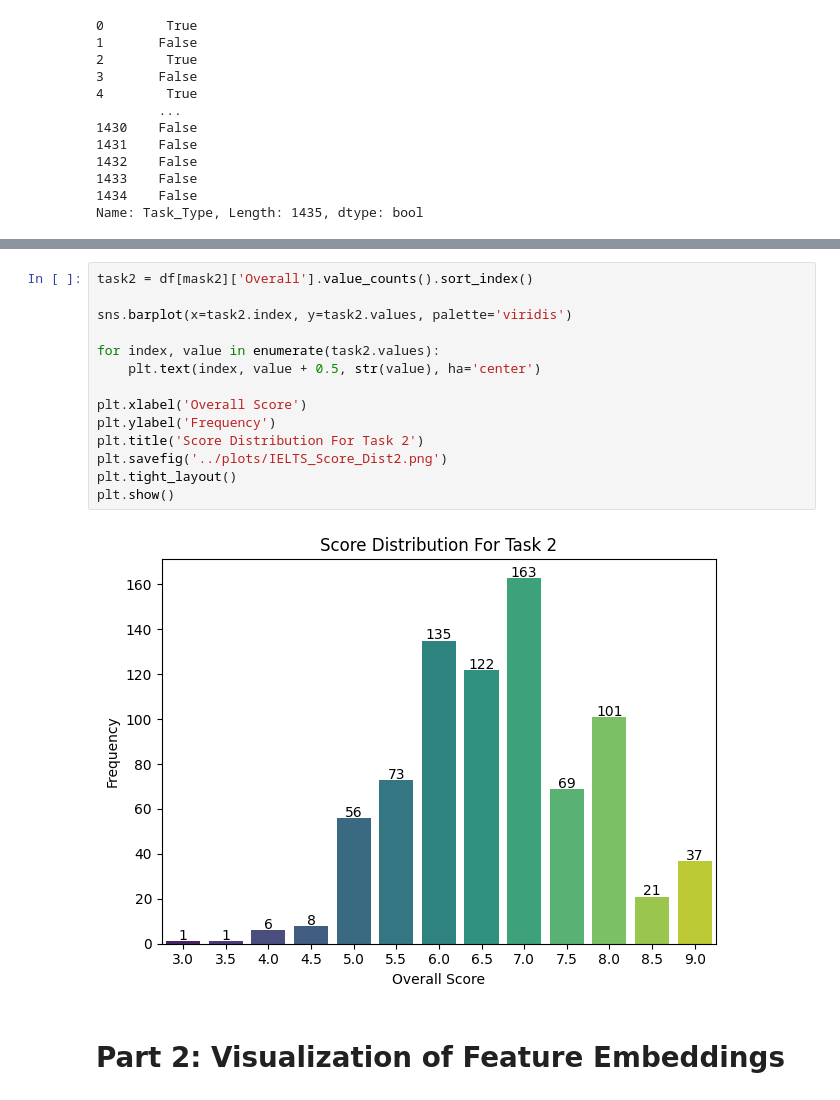
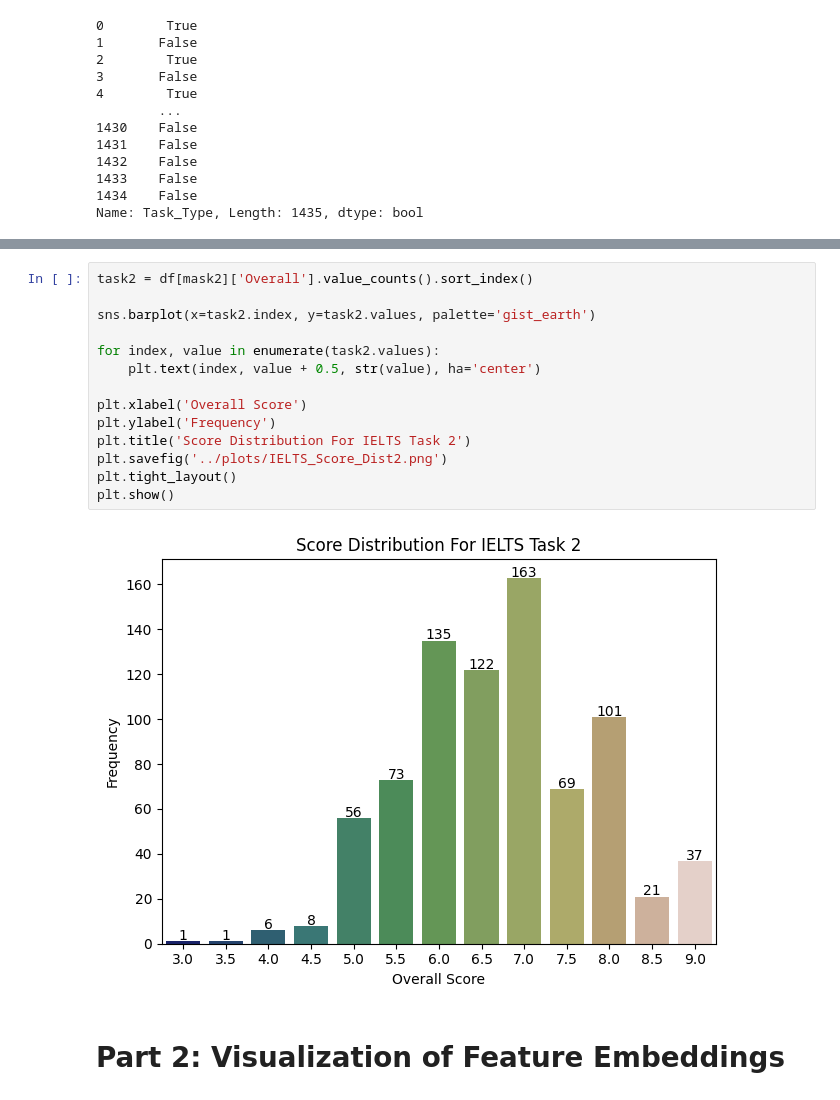
Before and after one commit to gderiddershanghai/Group-201, a Jupyter notebook: notebooks/ginger_proposal_eda.ipynb, the cells around one changed output, grey strips where cells are left out. Saved outputs shown, nothing was run; the diff lists cells and outputs as text.

```diff
--- a/notebooks/ginger_proposal_eda.ipynb
+++ b/notebooks/ginger_proposal_eda.ipynb
@@ -68,19 +68,19 @@ plt.show()
 # %%
 task2 = df[mask2]['Overall'].value_counts().sort_index()
 
-sns.barplot(x=task2.index, y=task2.values, palette='viridis')
+sns.barplot(x=task2.index, y=task2.values, palette='gist_earth')
 
 for index, value in enumerate(task2.values):
     plt.text(index, value + 0.5, str(value), ha='center')
 
 plt.xlabel('Overall Score')
 plt.ylabel('Frequency')
-plt.title('Score Distribution For Task 2')
+plt.title('Score Distribution For IELTS Task 2')
 plt.savefig('../plots/IELTS_Score_Dist2.png')
 plt.tight_layout()
 plt.show()
 # %% [output]
-[figure, old version]
+[figure, new version]
 # %% [markdown]
 # Part 2: Visualization of Feature Embeddings
 # %%
```
Also changed, not shown: parts of 15 cells of this notebook, 8 other files.
